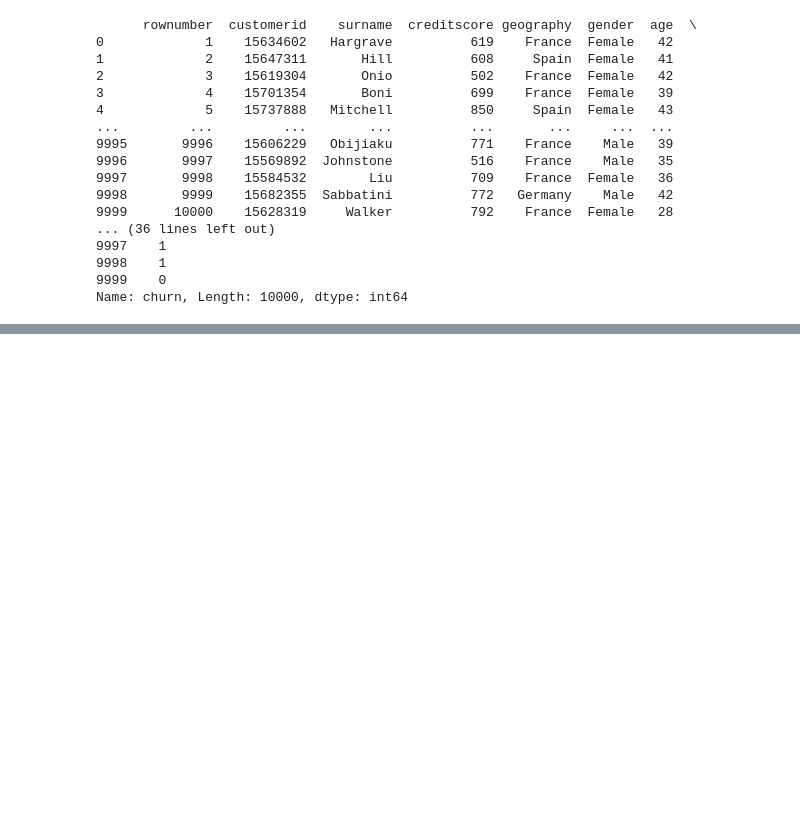
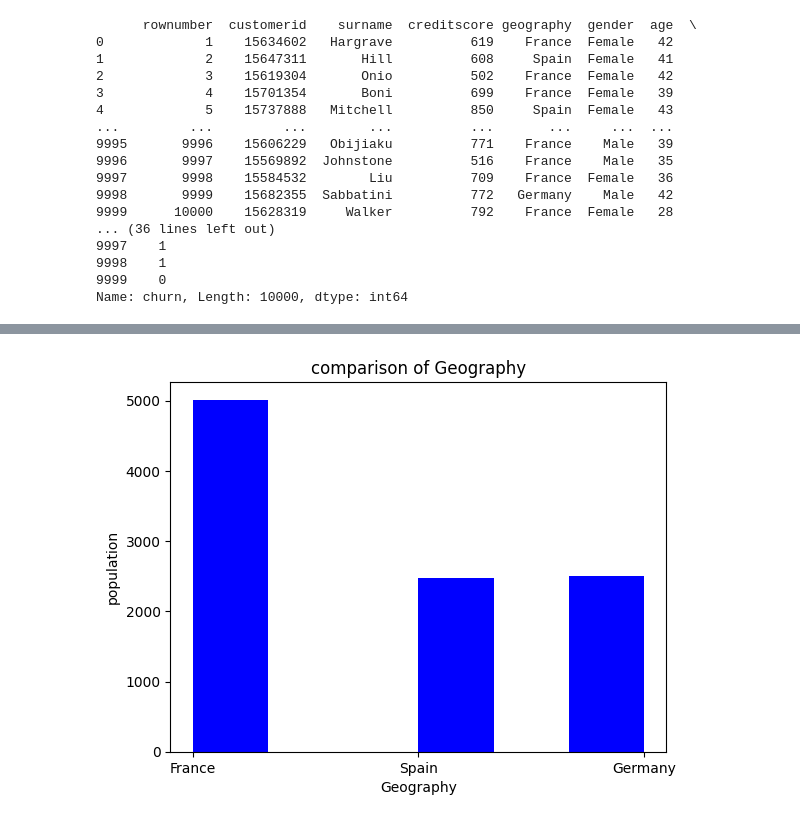
Before and after one commit to Srivadhsan/Srivadhsan, a Jupyter notebook: app.ipynb, the cells around one changed output, grey strips where cells are left out. Cells and saved outputs as stored; diff of their text form; code cells hidden in the pictures; blank space fills up the shorter version.

```diff
--- a/app.ipynb
+++ b/app.ipynb
@@ -150,0 +152,8 @@ from sklearn.metrics import accuracy_score
+# %%
+plt.hist(x = df.geography, bins = 6, color = 'blue')
+plt.title('comparison of Geography')
+plt.xlabel('Geography')
+plt.ylabel('population')
+plt.show()
+# %% [output]
+[figure, added]
```
Also changed, not shown: parts of 27 cells of this notebook.
